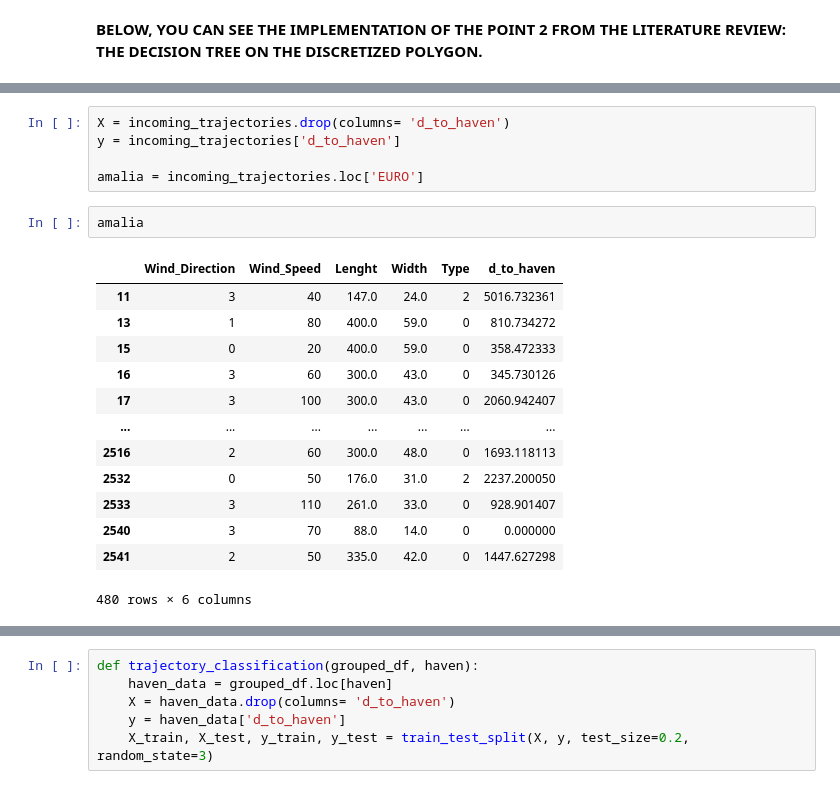
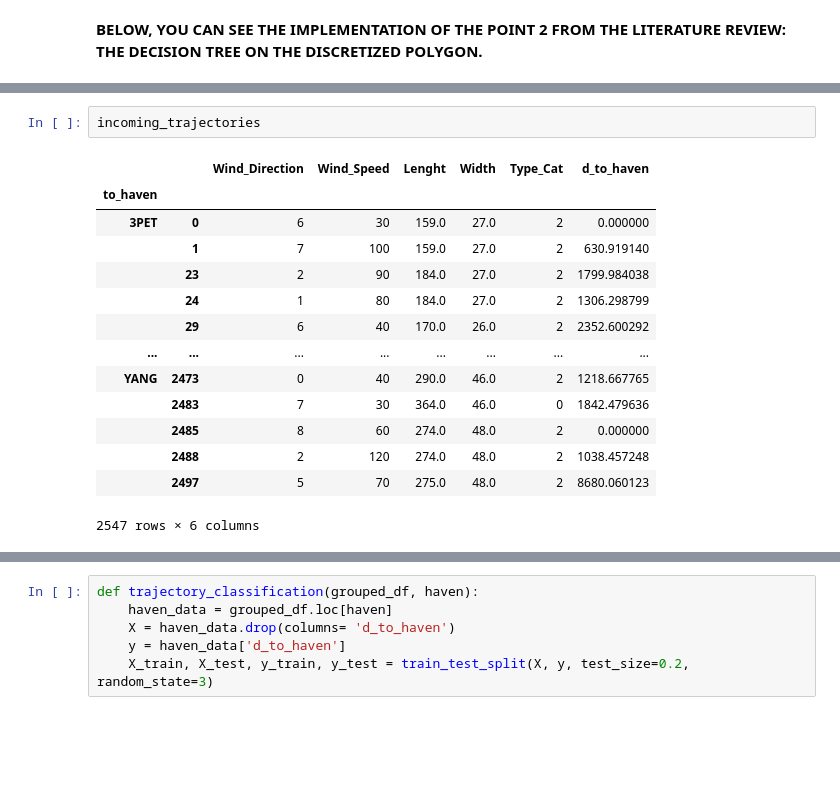
Before and after one commit to allanguzmanf/CIEM6302, a Jupyter notebook: Predictions.ipynb, the cells around one changed output, grey strips where cells are left out. Cells and saved outputs as stored; diff of their text form; blank space fills up the shorter version.

```diff
--- a/Predictions.ipynb
+++ b/Predictions.ipynb
@@ -204,24 +162,20 @@ KeyError: "['Wind_Direction'] not in index"
-# %%
-X = incoming_trajectories.drop(columns= 'd_to_haven')
-y = incoming_trajectories['d_to_haven']
-
-amalia = incoming_trajectories.loc['EURO']
-# %%
-amalia
-# %% [output]
-|  | Wind_Direction | Wind_Speed | Lenght | Width | Type | d_to_haven |
-| 11 | 3 | 40 | 147.0 | 24.0 | 2 | 5016.732361 |
-| 13 | 1 | 80 | 400.0 | 59.0 | 0 | 810.734272 |
-| 15 | 0 | 20 | 400.0 | 59.0 | 0 | 358.472333 |
-| 16 | 3 | 60 | 300.0 | 43.0 | 0 | 345.730126 |
-| 17 | 3 | 100 | 300.0 | 43.0 | 0 | 2060.942407 |
-| ... | ... | ... | ... | ... | ... | ... |
-| 2516 | 2 | 60 | 300.0 | 48.0 | 0 | 1693.118113 |
-| 2532 | 0 | 50 | 176.0 | 31.0 | 2 | 2237.200050 |
-| 2533 | 3 | 110 | 261.0 | 33.0 | 0 | 928.901407 |
-| 2540 | 3 | 70 | 88.0 | 14.0 | 0 | 0.000000 |
-| 2541 | 2 | 50 | 335.0 | 42.0 | 0 | 1447.627298 |
-480 rows × 6 columns
+# %%
+incoming_trajectories
+# %% [output]
+|  |  | Wind_Direction | Wind_Speed | Lenght | Width | Type_Cat | d_to_haven |
+| to_haven |  |  |  |  |  |  |  |
+| 3PET | 0 | 6 | 30 | 159.0 | 27.0 | 2 | 0.000000 |
+|  | 1 | 7 | 100 | 159.0 | 27.0 | 2 | 630.919140 |
+|  | 23 | 2 | 90 | 184.0 | 27.0 | 2 | 1799.984038 |
+|  | 24 | 1 | 80 | 184.0 | 27.0 | 2 | 1306.298799 |
+|  | 29 | 6 | 40 | 170.0 | 26.0 | 2 | 2352.600292 |
+| ... | ... | ... | ... | ... | ... | ... | ... |
+| YANG | 2473 | 0 | 40 | 290.0 | 46.0 | 2 | 1218.667765 |
+|  | 2483 | 7 | 30 | 364.0 | 46.0 | 0 | 1842.479636 |
+|  | 2485 | 8 | 60 | 274.0 | 48.0 | 2 | 0.000000 |
+|  | 2488 | 2 | 120 | 274.0 | 48.0 | 2 | 1038.457248 |
+|  | 2497 | 5 | 70 | 275.0 | 48.0 | 2 | 8680.060123 |
+2547 rows × 6 columns
 # %%
 # Import necessary libraries
 import pandas as pd
```
Also changed, not shown: parts of 25 cells of this notebook, 9 other files.
